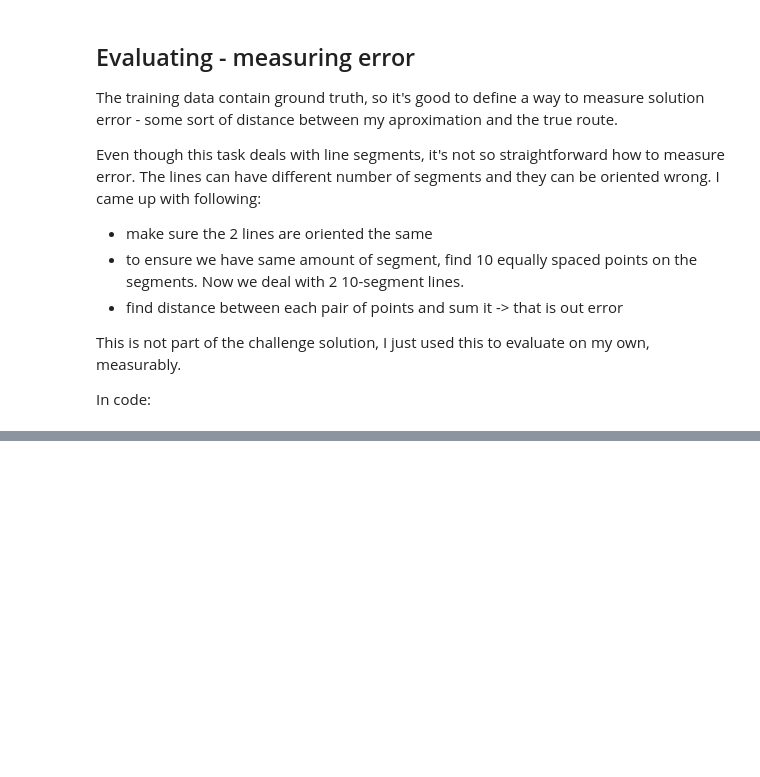
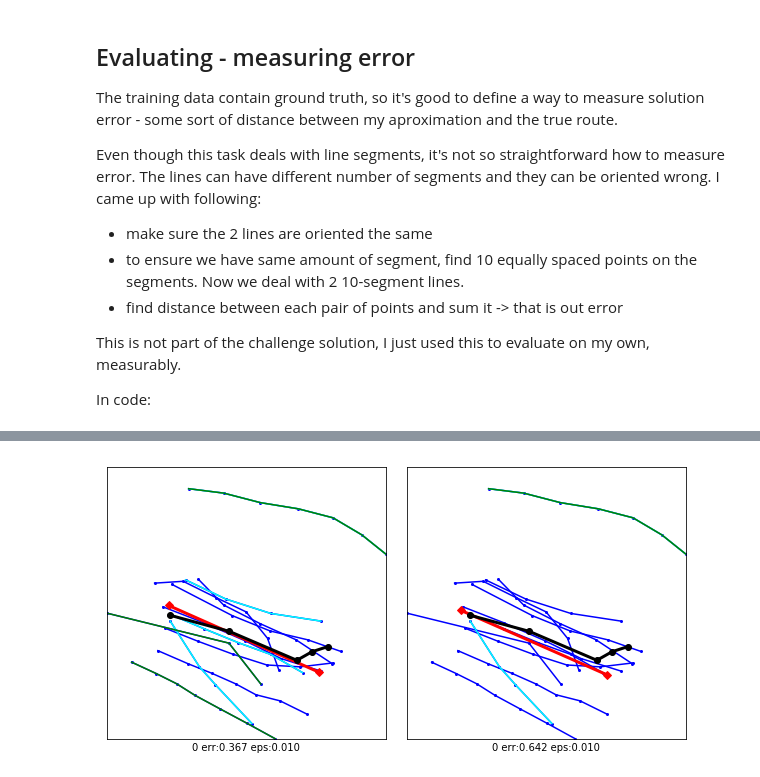
Before and after one commit to t0mk/seg, a Jupyter notebook: segpub.ipynb, the cells around one changed output, grey strips where cells are left out. Cells and saved outputs as stored; diff of their text form; code cells hidden in the pictures; blank space fills up the shorter version.

```diff
--- a/segpub.ipynb
+++ b/segpub.ipynb
@@ -134,0 +149,4 @@ __EXAMPLE of outlier detect
+# %%
+Image("outl.png")
+# %% [output]
+[figure, added]
```
Also changed, not shown: parts of 8 cells of this notebook, 3 other files.
